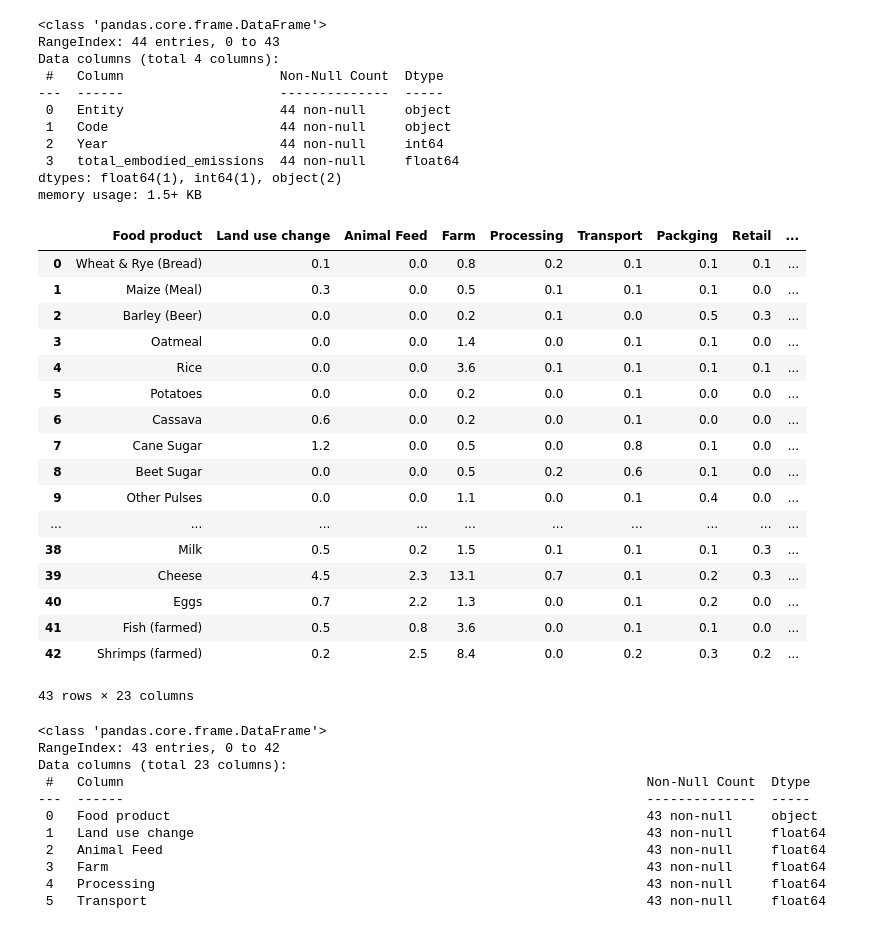
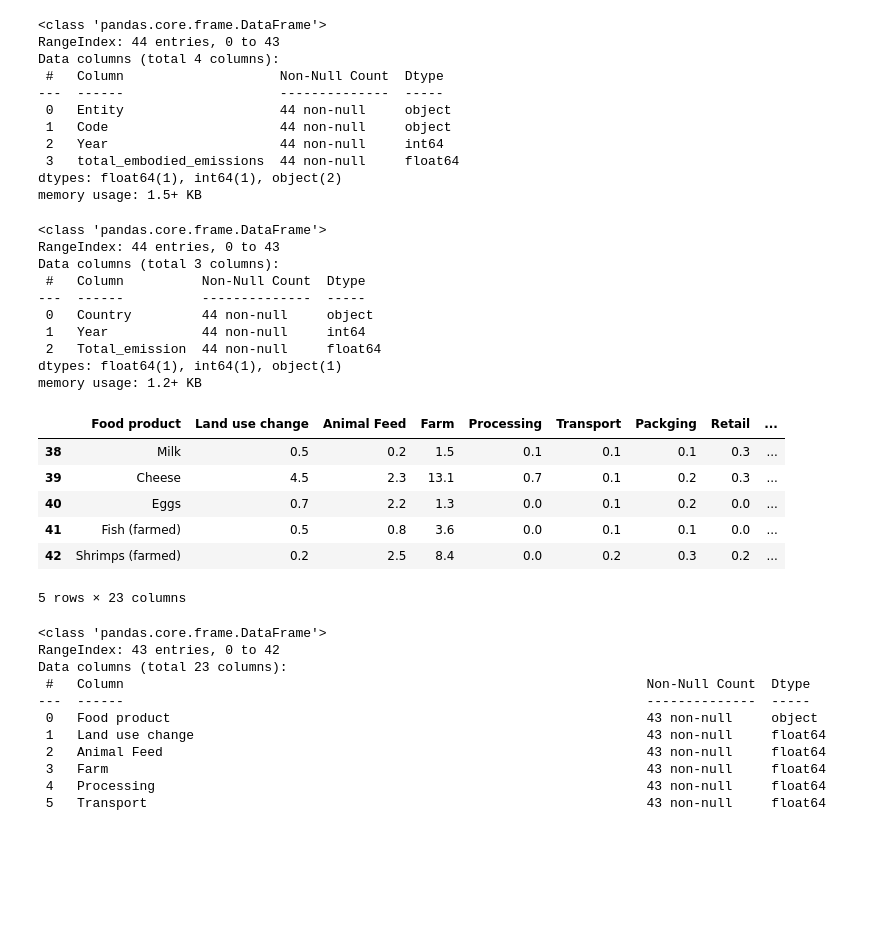
Before and after one commit to CatarinaCosta02/AIS, a Jupyter notebook: ais.ipynb, the cells around one changed output. Saved outputs shown, nothing was run; the diff lists cells and outputs as text; code cells hidden in the pictures; blank space fills up the shorter version.

```diff
--- a/ais.ipynb
+++ b/ais.ipynb
@@ -113,24 +104,26 @@ memory usage: 1.5+ KB
+# %%
+df_co2Deforest.info()
+# %% [output]
+<class 'pandas.core.frame.DataFrame'>
+RangeIndex: 44 entries, 0 to 43
+Data columns (total 3 columns):
+ #   Column          Non-Null Count  Dtype
+---  ------          --------------  -----
+ 0   Country         44 non-null     object
+ 1   Year            44 non-null     int64
+ 2   Total_emission  44 non-null     float64
+dtypes: float64(1), int64(1), object(1)
+memory usage: 1.2+ KB
 # %%
-df_foodProduc
+df_foodProduc.tail()
 # %% [output]
 |  | Food product | Land use change | Animal Feed | Farm | Processing | Transport | Packging | Retail | ... |
-| 0 | Wheat & Rye (Bread) | 0.1 | 0.0 | 0.8 | 0.2 | 0.1 | 0.1 | 0.1 | ... |
-| 1 | Maize (Meal) | 0.3 | 0.0 | 0.5 | 0.1 | 0.1 | 0.1 | 0.0 | ... |
-| 2 | Barley (Beer) | 0.0 | 0.0 | 0.2 | 0.1 | 0.0 | 0.5 | 0.3 | ... |
-| 3 | Oatmeal | 0.0 | 0.0 | 1.4 | 0.0 | 0.1 | 0.1 | 0.0 | ... |
-| 4 | Rice | 0.0 | 0.0 | 3.6 | 0.1 | 0.1 | 0.1 | 0.1 | ... |
-| 5 | Potatoes | 0.0 | 0.0 | 0.2 | 0.0 | 0.1 | 0.0 | 0.0 | ... |
-| 6 | Cassava | 0.6 | 0.0 | 0.2 | 0.0 | 0.1 | 0.0 | 0.0 | ... |
-| 7 | Cane Sugar | 1.2 | 0.0 | 0.5 | 0.0 | 0.8 | 0.1 | 0.0 | ... |
-| 8 | Beet Sugar | 0.0 | 0.0 | 0.5 | 0.2 | 0.6 | 0.1 | 0.0 | ... |
-| 9 | Other Pulses | 0.0 | 0.0 | 1.1 | 0.0 | 0.1 | 0.4 | 0.0 | ... |
-| ... | ... | ... | ... | ... | ... | ... | ... | ... | ... |
 | 38 | Milk | 0.5 | 0.2 | 1.5 | 0.1 | 0.1 | 0.1 | 0.3 | ... |
 | 39 | Cheese | 4.5 | 2.3 | 13.1 | 0.7 | 0.1 | 0.2 | 0.3 | ... |
 | 40 | Eggs | 0.7 | 2.2 | 1.3 | 0.0 | 0.1 | 0.2 | 0.0 | ... |
 | 41 | Fish (farmed) | 0.5 | 0.8 | 3.6 | 0.0 | 0.1 | 0.1 | 0.0 | ... |
 | 42 | Shrimps (farmed) | 0.2 | 2.5 | 8.4 | 0.0 | 0.2 | 0.3 | 0.2 | ... |
-43 rows × 23 columns
+5 rows × 23 columns
 # %%
 df_foodProduc.info()
 # %% [output]
```
Also changed, not shown: parts of 16 cells of this notebook.
